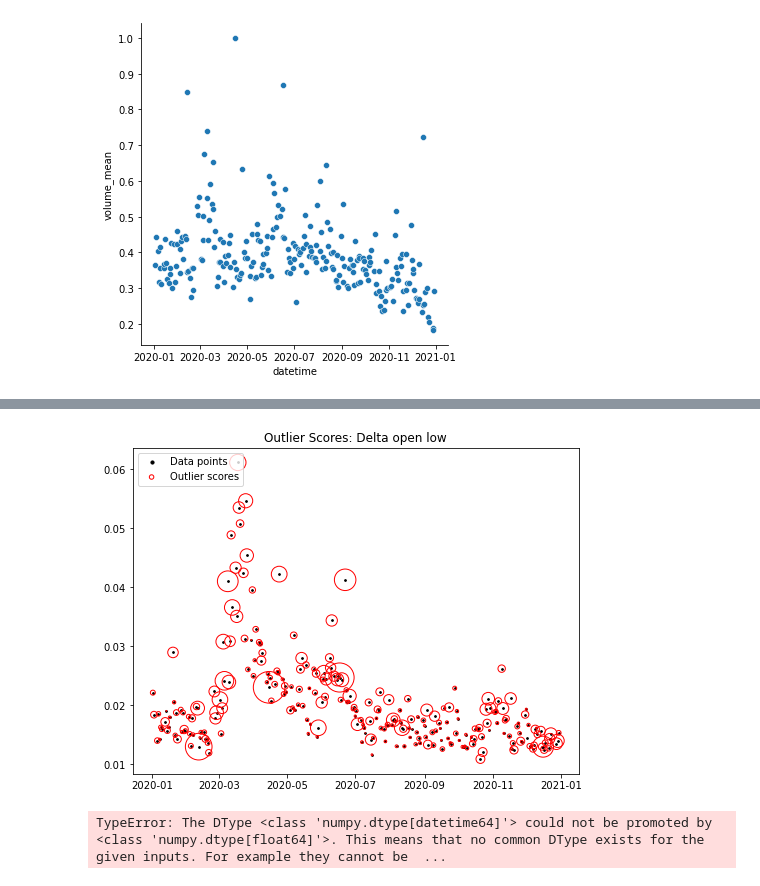
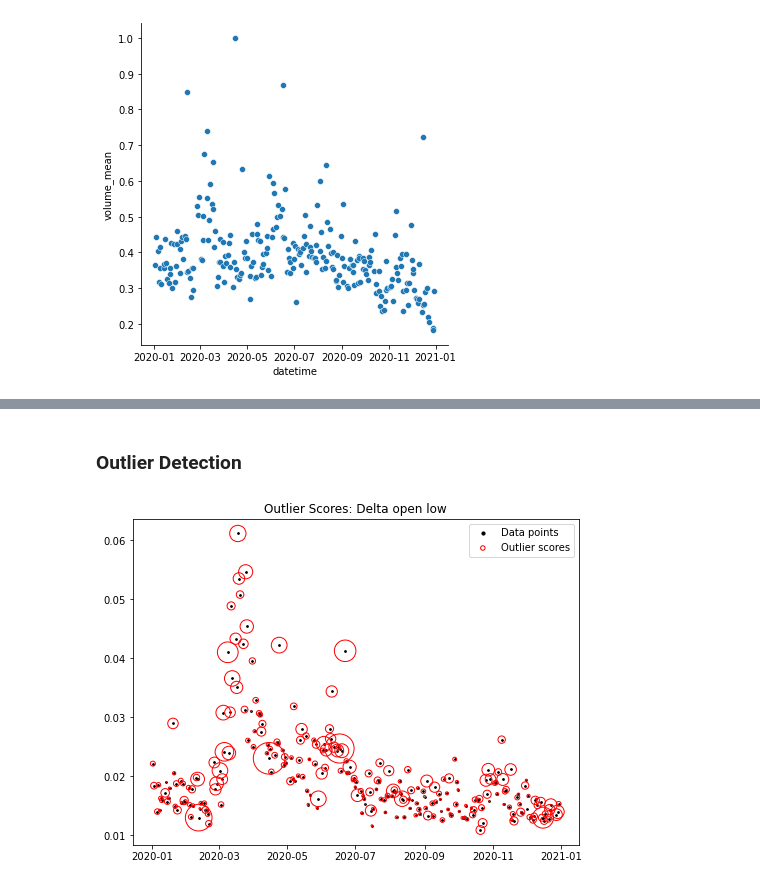
Before and after one commit to tiagoColli/tcc, a Jupyter notebook: data_exploration.ipynb, the cells around one changed output, grey strips where cells are left out. Cells and saved outputs as stored; diff of their text form; code cells hidden in the pictures.

Commit message:
undertanding the chosen outliers

```diff
--- a/data_exploration.ipynb
+++ b/data_exploration.ipynb
@@ -178,10 +179,11 @@ def get_LOF_scores(df, n_neighbors=10, contamination=0.05):
 
     X_scores = clf.negative_outlier_factor_
 
-    df['LOF_score'] = X_scores
-    df['LOF_predictions'] = y_pred
+    output_df = df.copy()
+    output_df['LOF_score'] = X_scores
+    output_df['LOF_predictions'] = y_pred
 
-    return df
+    return output_df
 # %%
 def show_2D_outliers(df, x, y, scores, title = ''):
 
@@ -202,7 +204,7 @@ def show_2D_outliers(df, x, y, scores, title = ''):
     # plt.xlim((-5, 5))
     # plt.ylim((-5, 5))
     # plt.xlabel("prediction errors: %d" % (n_errors))
-    legend = plt.legend(loc='upper left')
+    legend = plt.legend(loc='upper right')
     legend.legendHandles[0]._sizes = [10]
     legend.legendHandles[1]._sizes = [20]
     plt.show()
@@ -340,16 +341,11 @@ sns.relplot(x="datetime", y="volume_mean", data=df_daily.loc[df_daily['datetime'
+# %% [markdown]
+### Outlier Detection
 # %%
 df_2020 = df_daily.loc[df_daily['datetime'] > '2020'].set_index('datetime')
-scores_low = get_LOF_scores(df_2020, n_neighbors=40, contamination=0.5)
+df_2020_lof = get_LOF_scores(df_2020, n_neighbors=40, contamination=0.5)
 
 # Para plotar o grafico, o datetime não pode ser a index do dataset
-scores_low.reset_index(inplace=True)
-show_2D_outliers(scores_low, x = 'datetime', y = 'variation_mean', scores = 'LOF_score', title = 'Delta open low')
+df_2020_lof.reset_index(inplace=True)
+show_2D_outliers(df_2020_lof, x = 'datetime', y = 'variation_mean', scores = 'LOF_score', title = 'Delta open low')
 # %% [output]
-[figure, old version]
+[figure, new version]
-# %%
-df_2020 = df_daily.loc[df_daily['datetime'] > '2020'].set_index('datetime')
-scores_low = get_LOF_scores(df_2020.drop(columns=['volume_mean']), n_neighbors=40, contamination=0.5)
-scores_low.reset_index(inplace=True)
-show_2D_outliers(scores_low, x = 'datetime', y = 'variation_mean', scores = 'LOF_score', title = 'Delta open low')
-# %% [output]
-TypeError: The DType <class 'numpy.dtype[datetime64]'> could not be promoted by <class 'numpy.dtype[float64]'>. This means that no common DType exists for the given inputs. For example they cannot be  ...
```
Also changed, not shown: parts of 35 cells of this notebook, 1 other file.
